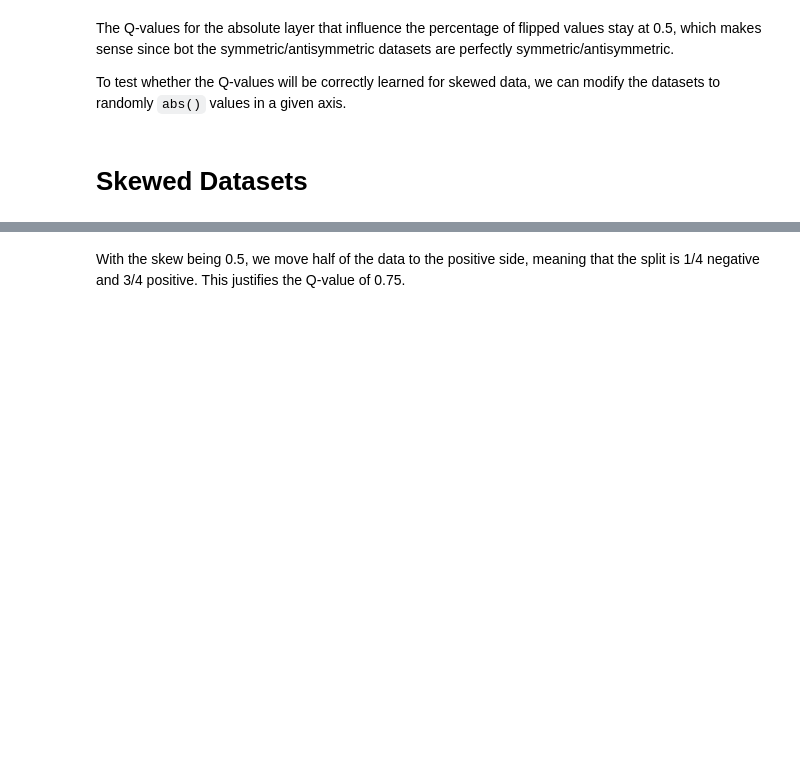
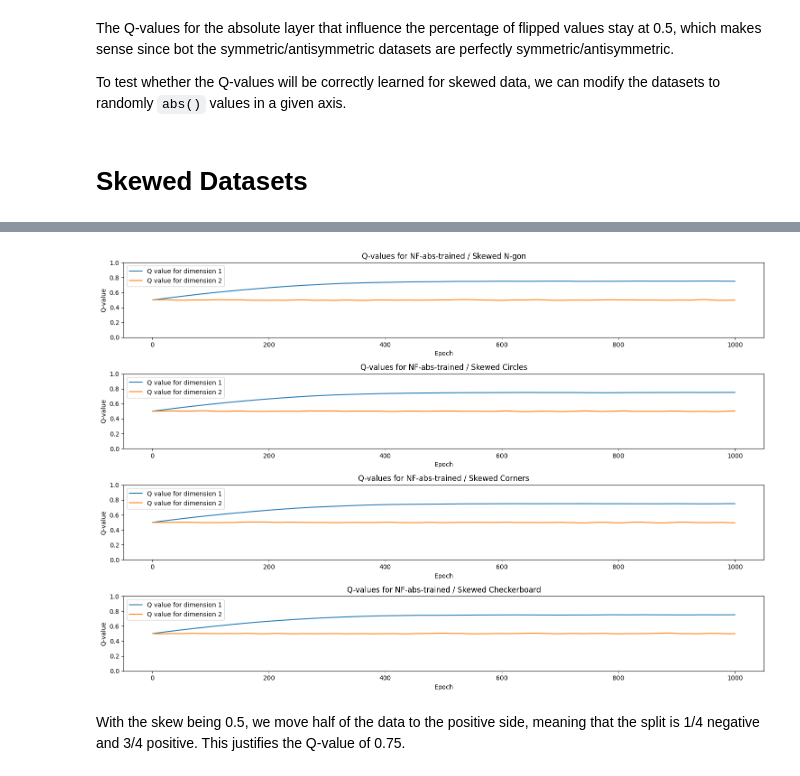
Before and after one commit to xiaoxiae/SurVAE-replication, a Jupyter notebook: notebooks/abs.ipynb, the cells around one changed output, grey strips where cells are left out. Saved outputs shown, nothing was run; the diff lists cells and outputs as text; code cells hidden in the pictures; blank space fills up the shorter version.

```diff
--- a/notebooks/abs.ipynb
+++ b/notebooks/abs.ipynb
@@ -75,3 +75,7 @@ plot(models, skewed_datasets)
+# %%
+plot_q_values(models, skewed_datasets)
+# %% [output]
+[figure, added]
 # %% [markdown]
 With the skew being 0.5, we move half of the data to the positive side, meaning that the split is 1/4 negative and 3/4 positive. This justifies the Q-value of 0.75.
 # %% [markdown]
```
Also changed, not shown: parts of 19 cells of this notebook, 4 other files.
